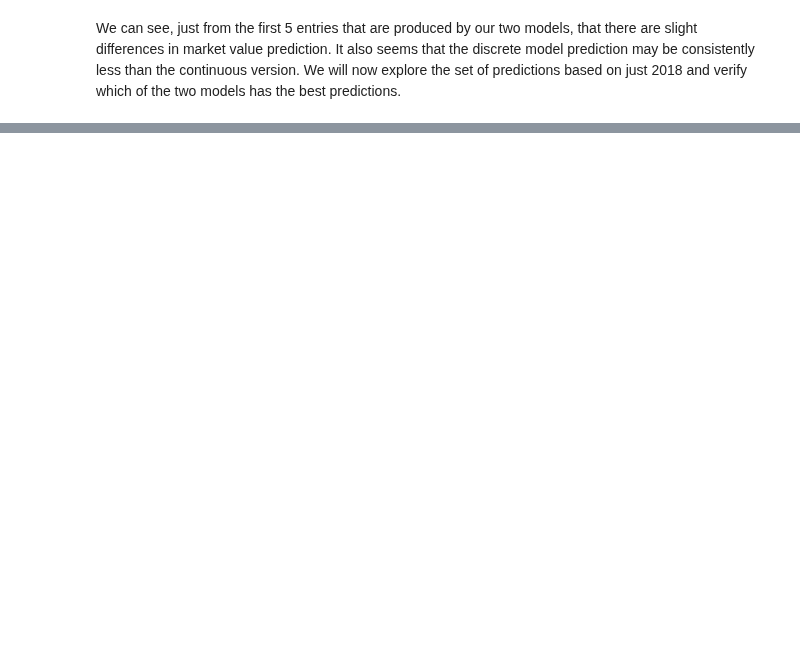
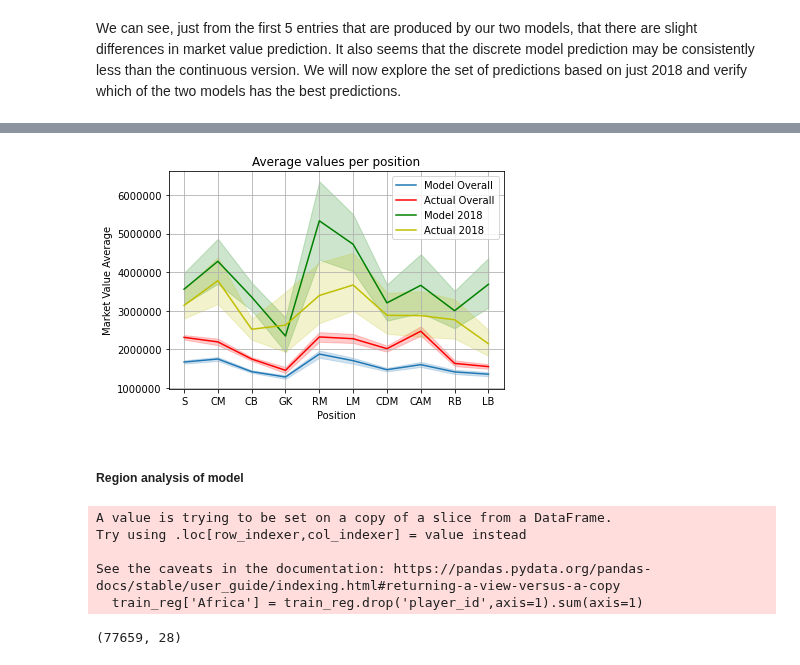
Before and after one commit to dvanheeswijk/Springboard, a Jupyter notebook: Capstone 2/Capstone 2 - Modeling.ipynb, the cells around one changed output, grey strips where cells are left out. Drawn from its saved outputs; the diff is of its cells as text; code cells hidden in the pictures; blank space fills up the shorter version.

```diff
--- a/Capstone 2/Capstone 2 - Modeling.ipynb
+++ b/Capstone 2/Capstone 2 - Modeling.ipynb
@@ -370,0 +464,6 @@ Text(0.5, 1.0, 'Average market value per age')
+# %%
+df_pos.set_index('player_id',inplace=True)
+
+df_pos = df_pos[df_pos==1].stack().reset_index().drop(0,1)
+
+df_pos.columns
@@ -370,0 +477,4 @@ Text(0.5, 1.0, 'Average market value per age')
+# %%
+df_pos.rename(columns={'level_1':'position'}, inplace=True)
+# %%
+df_predict['position'] = df_pos['position']
@@ -370,0 +485,10 @@ Text(0.5, 1.0, 'Average market value per age')
+# %%
+train_pos = train_df[['player_id', 'CB', 'CDM', 'CM',
+       'GK', 'LB', 'LM', 'RB', 'RM', 'S']]
+train_pos['CAM'] = train_pos.drop('player_id',axis=1).sum(axis=1)
+train_pos.loc[:,('CAM')] = train_pos['CAM'].apply(lambda x: abs(x-1))
+train_pos.set_index('player_id',inplace=True)
+train_pos = train_pos[train_pos==1].stack().reset_index().drop(0,1)
+train_pos.rename(columns={'level_1':'position'}, inplace=True)
+
+train_df['position'] = train_pos['position']
@@ -370,0 +506,40 @@ Text(0.5, 1.0, 'Average market value per age')
+# %%
+ax = plt.subplot()
+
+sns.lineplot(x='position', y='continuous_value_prediction', data=df_predict)
+sns.lineplot(x='position', y='market_value', data=train_df, color='r')
+sns.lineplot(x='position', y='continuous_value_prediction', data=df_predict[df_predict['season']==2018], color='g')
+sns.lineplot(x='position', y='market_value', data=train_df[train_df['season']==2018], color='y')
+plt.legend(['Model Overall','Actual Overall', 'Model 2018', 'Actual 2018'])
+
+plt.title('Average values per position')
+plt.xlabel('Position')
+plt.ylabel('Market Value Average')
+plt.grid()
+ax.ticklabel_format(axis='y', useOffset=False, style='plain')
+
+plt.savefig('position_avg.png')
+# %% [output]
+[figure, added]
+# %% [markdown]
+##### Region analysis of model
+# %%
+train_reg = train_df[['player_id', 'Asia', 'Europe',
+       'North_America', 'Other', 'South_America']]
+train_reg['Africa'] = train_reg.drop('player_id',axis=1).sum(axis=1)
+train_reg.loc[:,('Africa')] = train_reg['Africa'].apply(lambda x: abs(x-1))
+train_reg.set_index('player_id',inplace=True)
+train_reg = train_reg[train_reg==1].stack().reset_index().drop(0,1)
+train_reg.rename(columns={'level_1':'region'}, inplace=True)
+
+train_df['region'] = train_reg['region']
+# %% [output]
+A value is trying to be set on a copy of a slice from a DataFrame.
+Try using .loc[row_indexer,col_indexer] = value instead
+
+See the caveats in the documentation: https://pandas.pydata.org/pandas-docs/stable/user_guide/indexing.html#returning-a-view-versus-a-copy
+  train_reg['Africa'] = train_reg.drop('player_id',axis=1).sum(axis=1)
+# %%
+train_df.shape
+# %% [output]
+(77659, 28)
```
Also changed, not shown: parts of 43 cells of this notebook, 6 other files.
